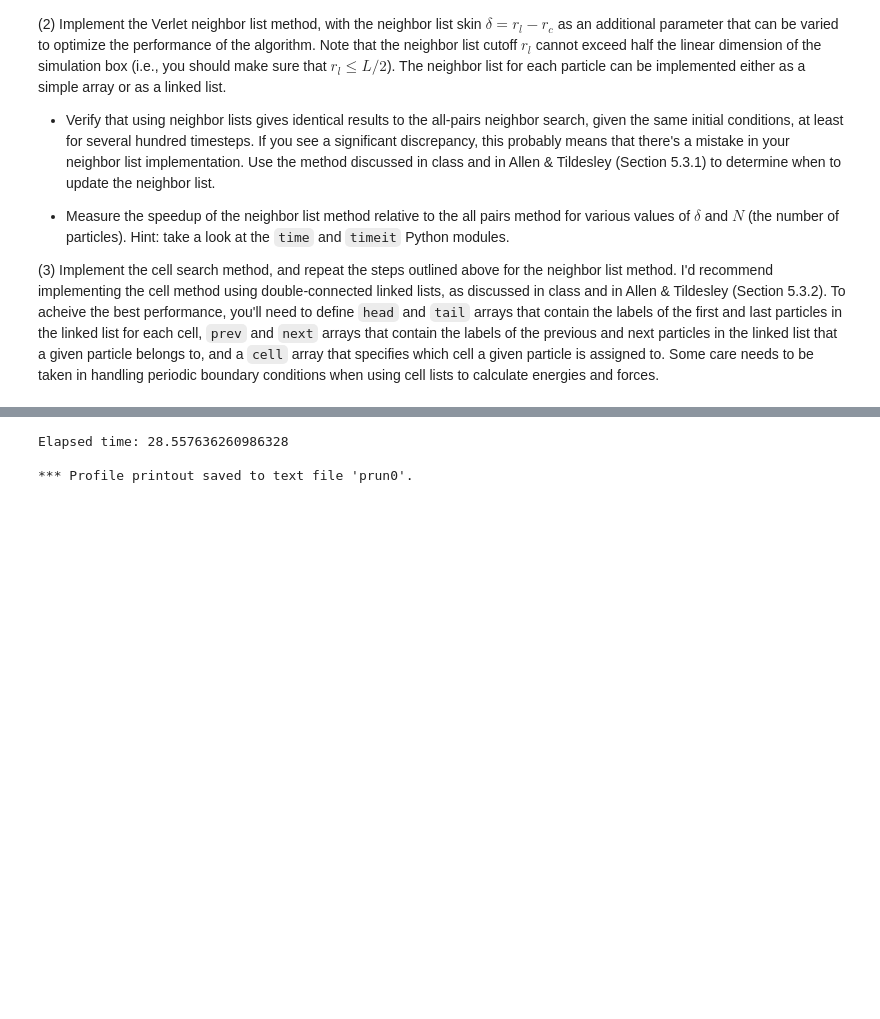
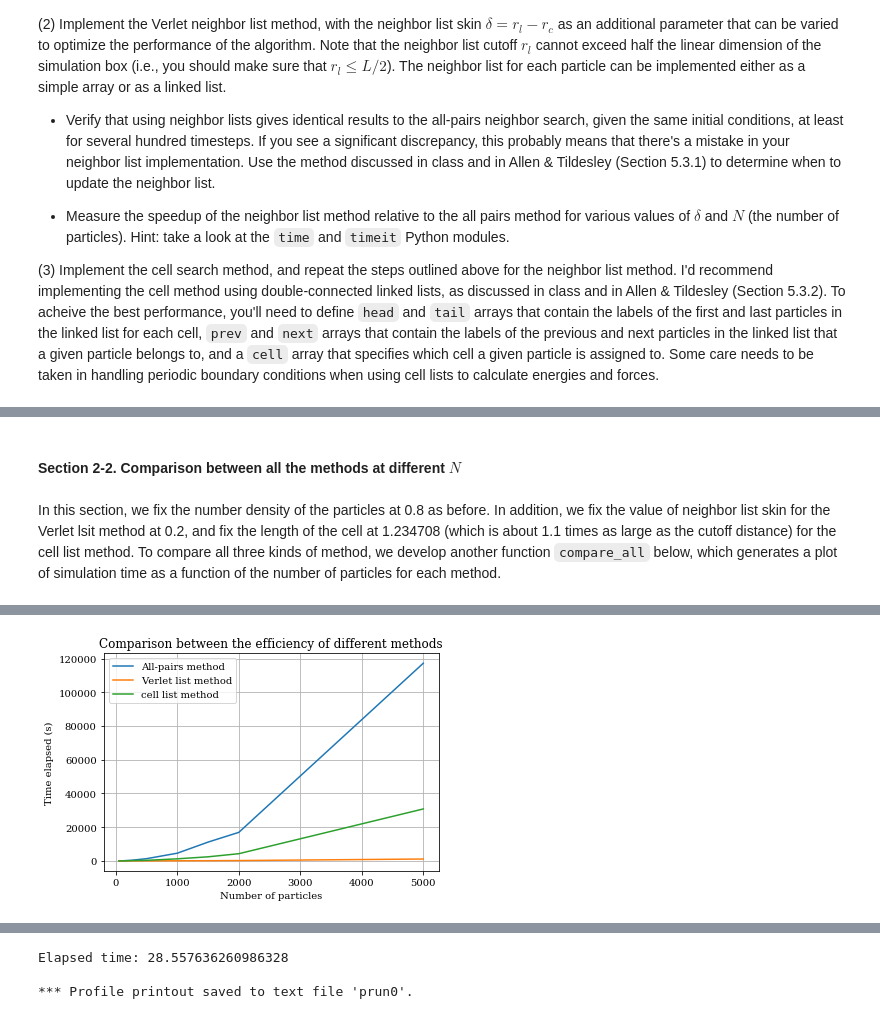
Before and after one commit to wehs7661/CompPhys, a Jupyter notebook: Exercises/Exercise_02.ipynb, the cells around one changed output, grey strips where cells are left out. Cells and saved outputs as stored; diff of their text form; code cells hidden in the pictures; blank space fills up the shorter version.

```diff
--- a/Exercises/Exercise_02.ipynb
+++ b/Exercises/Exercise_02.ipynb
@@ -35,0 +200,4 @@ MD = MolecularDynamics(param)
+# %% [markdown]
+#### Section 2-2. Comparison between all the methods at different $N$
+# %% [markdown]
+In this section, we fix the number density of the particles at 0.8 as before. In addition, we fix the value of neighbor list skin for the Verlet lsit method at 0.2, and fix the length of the cell at 1.234708 (which is about 1.1 times as large as the cutoff distance) for the cell list method. To compare all three kinds of method, we develop another function `compare_all` below, which generates a plot of simulation time as a function of the number of particles for each method.
@@ -35,0 +241,11 @@ MD = MolecularDynamics(param)
+# %%
+param = Initialization('Exercise_02.yml')
+param.N_steps = 200
+param.print_coords = 'no'
+N = [50, 100, 250, 500, 1000, 1500, 2000, 5000]
+
+t1 = time.time()
+compare_all(param, N)
+t2 = time.time()
+print('Time elapsed: ', t2 - t1)
+# %% [output]
@@ -35,0 +253 @@ MD = MolecularDynamics(param)
+[figure, added]
```
Also changed, not shown: parts of 34 cells of this notebook, 4 other files.
